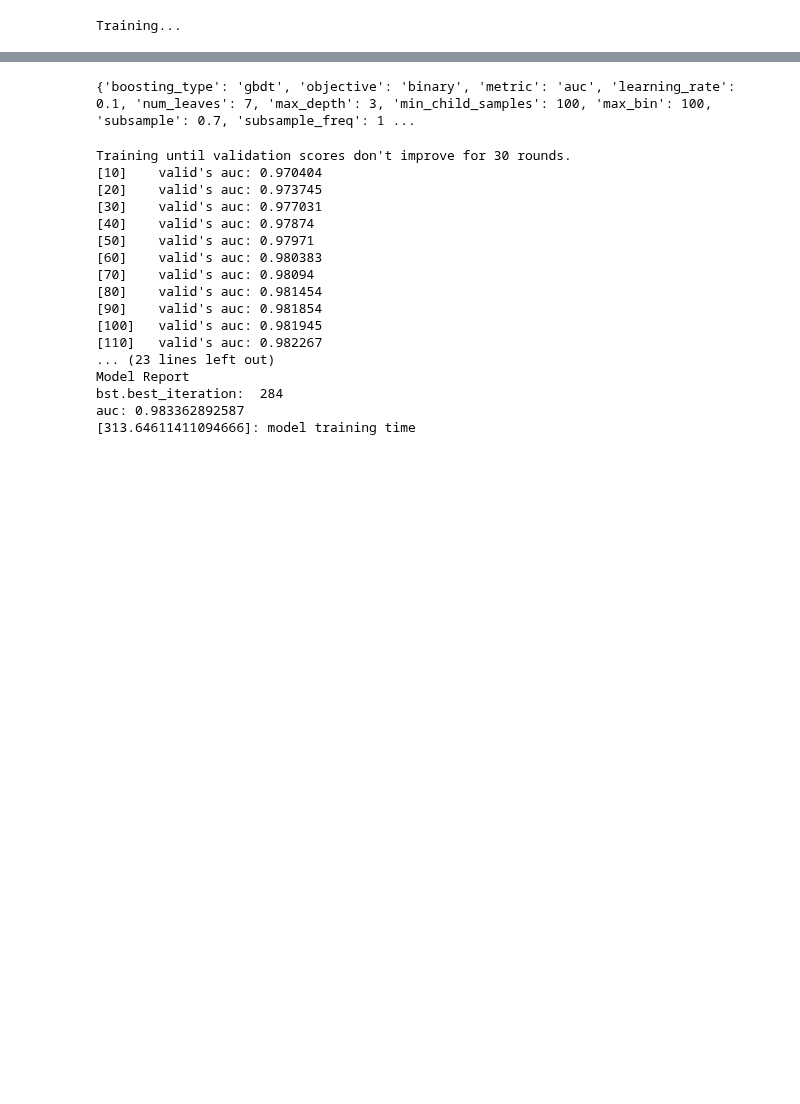
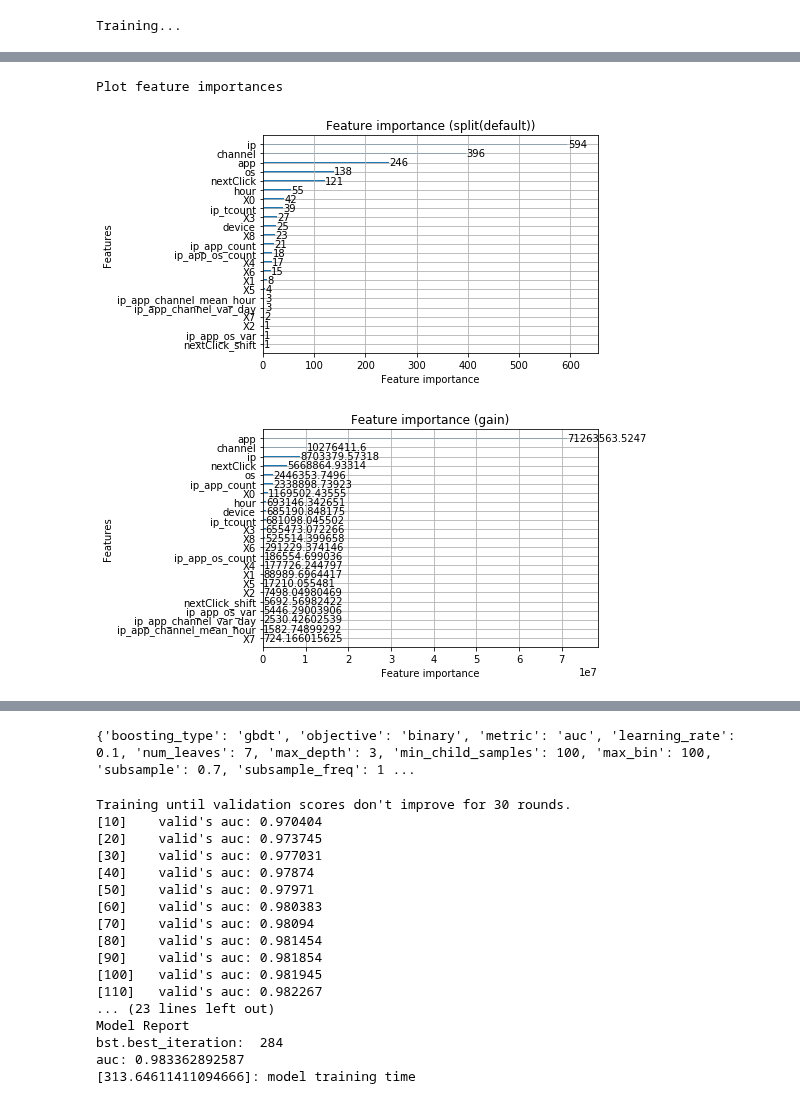
Before and after one commit to wluo-personal/Kaggle, a Jupyter notebook: talkingdata/sc/lgb_repro_valrun.ipynb, the cells around one changed output, grey strips where cells are left out. Saved outputs shown, nothing was run; the diff lists cells and outputs as text; code cells hidden in the pictures; blank space fills up the shorter version.

```diff
--- a/talkingdata/sc/lgb_repro_valrun.ipynb
+++ b/talkingdata/sc/lgb_repro_valrun.ipynb
@@ -360,18 +491,19 @@ lgb_params = {
 # %% [output]
 Training...
 # %%
+############################## with newip ##############################
 print("preparing validation datasets")
 xgtrain = lgb.Dataset(train_df[predictors].values, label=train_df[target].values,
                       feature_name=predictors,
                       categorical_feature=categorical
                       )
 
-print( train_df[predictors].head() )
-print( train_df[target].head() )
-print( val_df[predictors].head() )
-print( val_df[target].head() )
+print( train_df[predictors].head(1) )
+print( train_df[target].head(1) )
+print( val_df[predictors].head(1) )
+print( val_df[target].head(1) )
 
-del train_df
+#del train_df #################
 if WHERE != 'kaggle':
     xgtrain.save_binary('xgtrain.bin')
     del xgtrain
@@ -379,7 +511,33 @@ xgvalid = lgb.Dataset(val_df[predictors].values, label=val_df[target].values,
                       feature_name=predictors,
                       categorical_feature=categorical
                       )
-del val_df
+#del val_df
 gc.collect()
+
+evals_results = {}
+
+if WHERE != 'kaggle':
+    xgtrain = lgb.Dataset('xgtrain.bin',
+                          feature_name=predictors,
+                          categorical_feature=categorical
+                          )
+
+print( lgb_params )
+bst = lgb.train(lgb_params,
+                 xgtrain,
+                 valid_sets=[xgvalid],
+                 valid_names=['valid'],
+                 evals_result=evals_results,
+                 num_boost_round=num_boost_round,
+                 early_stopping_rounds=early_stopping_rounds,
+                 verbose_eval=10,
+                 feval=None)
+
+print("\nModel Report")
+print("bst.best_iteration: ", bst.best_iteration)
+print(metrics+":", evals_results['valid'][metrics][bst.best_iteration-1])
+
+
+print('[{}]: model training time'.format(time.time() - start_time))
 # %% [output]
 preparing validation datasets
@@ -402,0 +780,10 @@ Name: is_attributed, dtype: uint8
+# %%
+if WHERE!='gcloud':
+    print('Plot feature importances')
+    lgb.plot_importance(bst, max_num_features=100, title='Feature importance (split(default))')
+    lgb.plot_importance(bst, max_num_features=100, title='Feature importance (gain)', importance_type='gain')
+    plt.show()
+# %% [output]
+Plot feature importances
+[figure, added]
+[figure, added]
```
Also changed, not shown: parts of 45 cells of this notebook, 11 other files.
